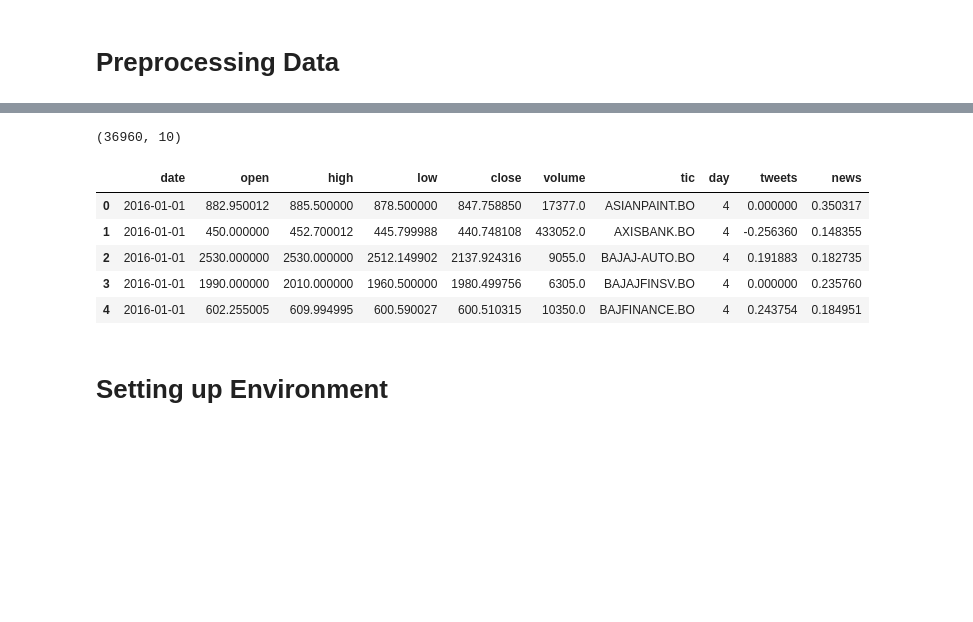
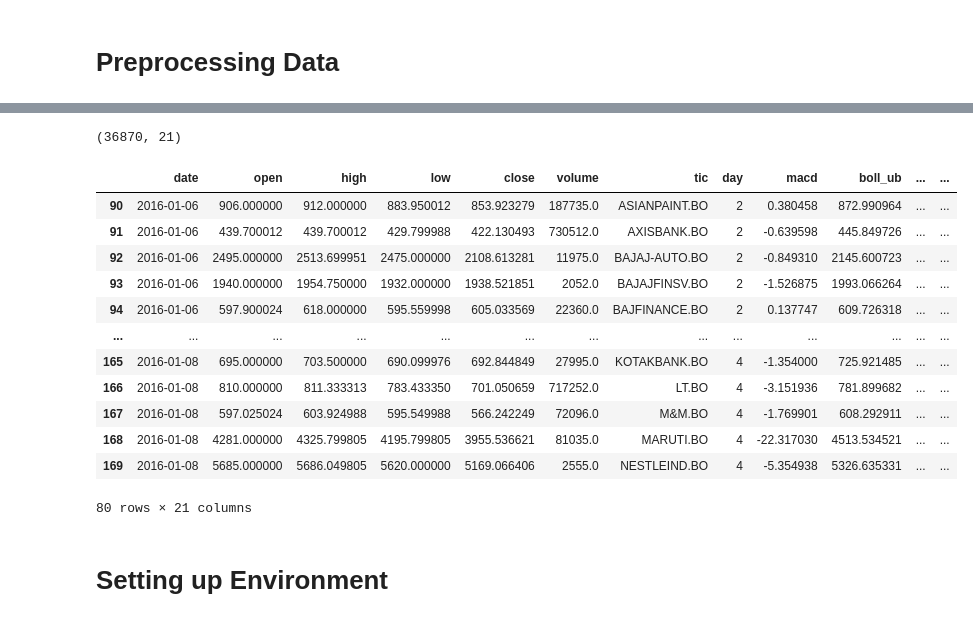
Before and after one commit to amritgos/MTP, a Jupyter notebook: Portfolio_model.ipynb, the cells around one changed output, grey strips where cells are left out. Cells and saved outputs as stored; diff of their text form; code cells hidden in the pictures; blank space fills up the shorter version.

```diff
--- a/Portfolio_model.ipynb
+++ b/Portfolio_model.ipynb
@@ -93,13 +93,13 @@ df.shape
 sentiment_df = pd.read_csv('datasets/Sentiment_Compiled.csv')
 # %%
 fe = FeatureEngineer(
-                    use_technical_indicator=False,
+                    use_technical_indicator=True,
                     use_turbulence=False,
                     use_vix=False,
                     vix_df=None,
                     use_sentiment=True,
                     sentiment_df=sentiment_df,
-                    user_defined_feature = False)
+                    user_defined_feature = True)
 
 df = fe.preprocess_data(df)
 # %% [output]
@@ -107,16 +109,23 @@ Successfully added Sentiment Features
 # %%
 df.shape
 # %% [output]
-(36960, 10)
+(36870, 21)
 # %%
-df.head()
+df.head(80)
 # %% [output]
-|  | date | open | high | low | close | volume | tic | day | tweets | news |
-| 0 | 2016-01-01 | 882.950012 | 885.500000 | 878.500000 | 847.758850 | 17377.0 | ASIANPAINT.BO | 4 | 0.000000 | 0.350317 |
-| 1 | 2016-01-01 | 450.000000 | 452.700012 | 445.799988 | 440.748108 | 433052.0 | AXISBANK.BO | 4 | -0.256360 | 0.148355 |
-| 2 | 2016-01-01 | 2530.000000 | 2530.000000 | 2512.149902 | 2137.924316 | 9055.0 | BAJAJ-AUTO.BO | 4 | 0.191883 | 0.182735 |
-| 3 | 2016-01-01 | 1990.000000 | 2010.000000 | 1960.500000 | 1980.499756 | 6305.0 | BAJAJFINSV.BO | 4 | 0.000000 | 0.235760 |
-| 4 | 2016-01-01 | 602.255005 | 609.994995 | 600.590027 | 600.510315 | 10350.0 | BAJFINANCE.BO | 4 | 0.243754 | 0.184951 |
+|  | date | open | high | low | close | volume | tic | day | macd | boll_ub | ... | ... |
+| 90 | 2016-01-06 | 906.000000 | 912.000000 | 883.950012 | 853.923279 | 187735.0 | ASIANPAINT.BO | 2 | 0.380458 | 872.990964 | ... | ... |
+| 91 | 2016-01-06 | 439.700012 | 439.700012 | 429.799988 | 422.130493 | 730512.0 | AXISBANK.BO | 2 | -0.639598 | 445.849726 | ... | ... |
+| 92 | 2016-01-06 | 2495.000000 | 2513.699951 | 2475.000000 | 2108.613281 | 11975.0 | BAJAJ-AUTO.BO | 2 | -0.849310 | 2145.600723 | ... | ... |
+| 93 | 2016-01-06 | 1940.000000 | 1954.750000 | 1932.000000 | 1938.521851 | 2052.0 | BAJAJFINSV.BO | 2 | -1.526875 | 1993.066264 | ... | ... |
+| 94 | 2016-01-06 | 597.900024 | 618.000000 | 595.559998 | 605.033569 | 22360.0 | BAJFINANCE.BO | 2 | 0.137747 | 609.726318 | ... | ... |
+| ... | ... | ... | ... | ... | ... | ... | ... | ... | ... | ... | ... | ... |
+| 165 | 2016-01-08 | 695.000000 | 703.500000 | 690.099976 | 692.844849 | 27995.0 | KOTAKBANK.BO | 4 | -1.354000 | 725.921485 | ... | ... |
+| 166 | 2016-01-08 | 810.000000 | 811.333313 | 783.433350 | 701.050659 | 717252.0 | LT.BO | 4 | -3.151936 | 781.899682 | ... | ... |
+| 167 | 2016-01-08 | 597.025024 | 603.924988 | 595.549988 | 566.242249 | 72096.0 | M&M.BO | 4 | -1.769901 | 608.292911 | ... | ... |
+| 168 | 2016-01-08 | 4281.000000 | 4325.799805 | 4195.799805 | 3955.536621 | 81035.0 | MARUTI.BO | 4 | -22.317030 | 4513.534521 | ... | ... |
+| 169 | 2016-01-08 | 5685.000000 | 5686.049805 | 5620.000000 | 5169.066406 | 2555.0 | NESTLEIND.BO | 4 | -5.354938 | 5326.635331 | ... | ... |
+80 rows × 21 columns
 # %% [markdown]
 <a id='4'></a>
 # Setting up Environment
```
Also changed, not shown: parts of 8 cells of this notebook, 6 other files.
